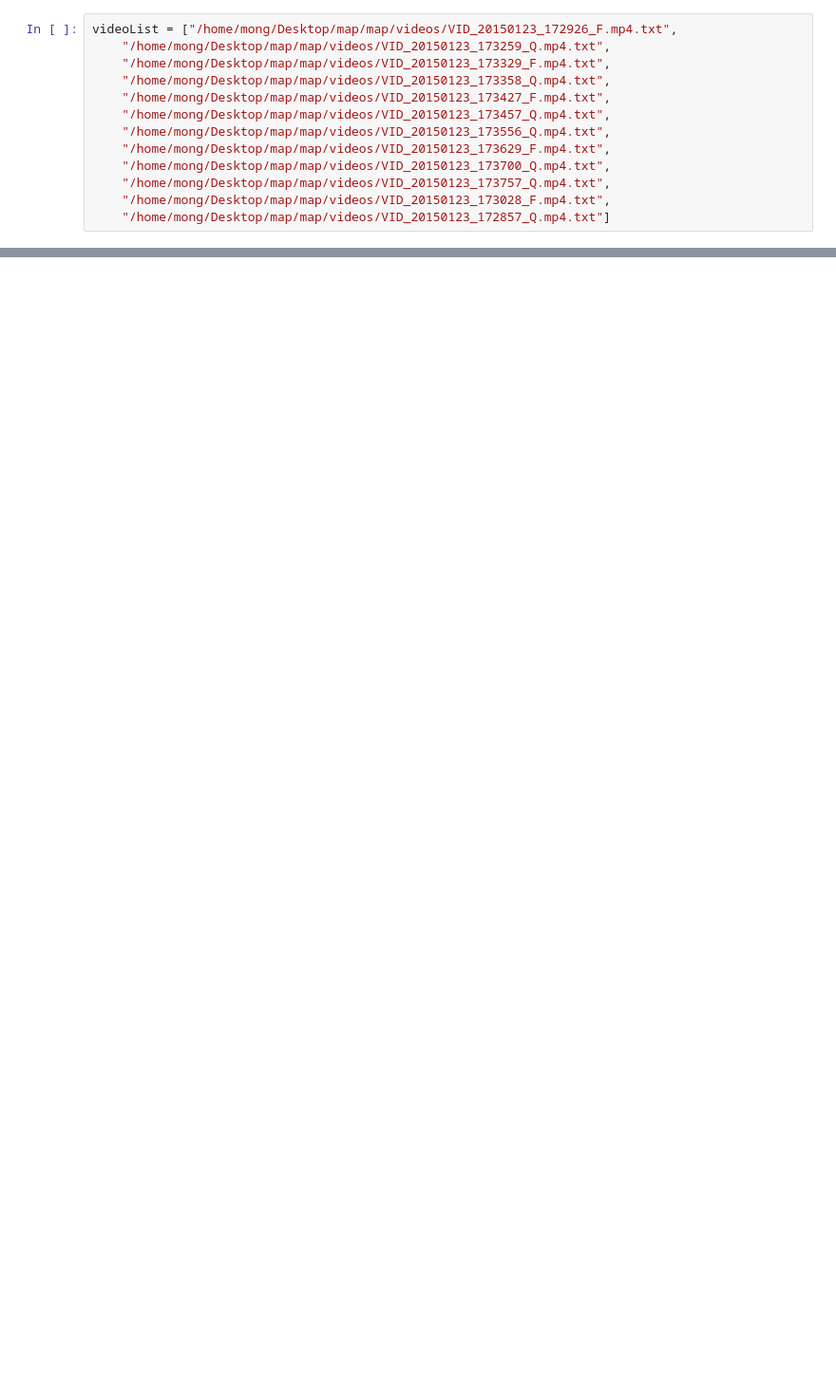
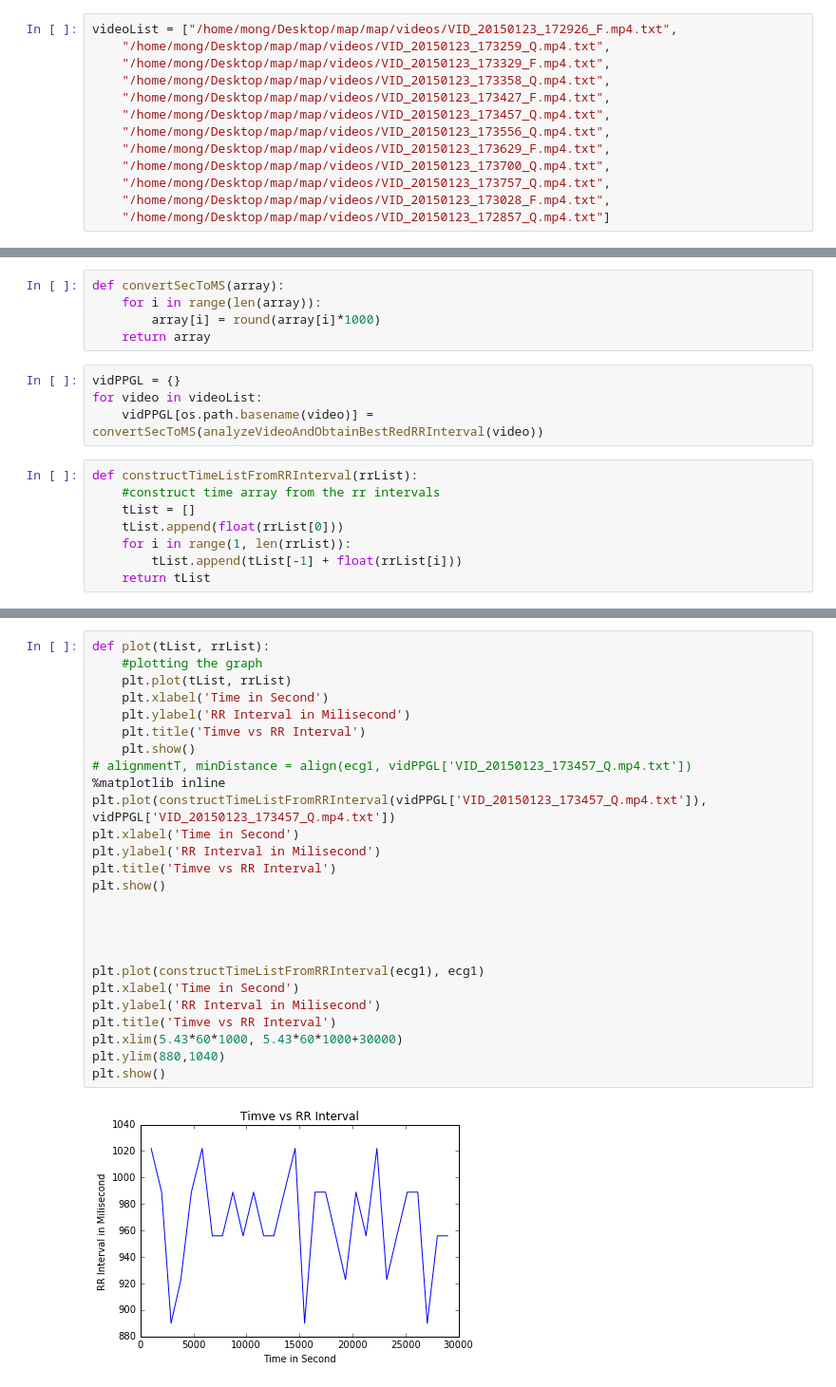
Before and after one commit to monghimng/map, a Jupyter notebook: 2016-04-04AlignPPGToECG.ipynb, the cells around one changed output, grey strips where cells are left out. Shown at 95% size. Drawn from its saved outputs; the diff is of its cells as text; blank space fills up the shorter version.

```diff
--- a/2016-04-04AlignPPGToECG.ipynb
+++ b/2016-04-04AlignPPGToECG.ipynb
@@ -167,0 +98,17 @@ for vidName in vidPPGL:
+# %%
+def convertSecToMS(array):
+    for i in range(len(array)):
+        array[i] = round(array[i]*1000)
+    return array
+# %%
+vidPPGL = {}
+for video in videoList:
+    vidPPGL[os.path.basename(video)] = convertSecToMS(analyzeVideoAndObtainBestRedRRInterval(video))
+# %%
+def constructTimeListFromRRInterval(rrList):
+    #construct time array from the rr intervals
+    tList = []
+    tList.append(float(rrList[0]))
+    for i in range(1, len(rrList)):
+        tList.append(tList[-1] + float(rrList[i]))
+    return tList
@@ -167,0 +203,28 @@ for vidName in vidPPGL:
+# %%
+def plot(tList, rrList):
+    #plotting the graph
+    plt.plot(tList, rrList)
+    plt.xlabel('Time in Second')
+    plt.ylabel('RR Interval in Milisecond')
+    plt.title('Timve vs RR Interval')
+    plt.show()
+# alignmentT, minDistance = align(ecg1, vidPPGL['VID_20150123_173457_Q.mp4.txt'])
+%matplotlib inline
+plt.plot(constructTimeListFromRRInterval(vidPPGL['VID_20150123_173457_Q.mp4.txt']), vidPPGL['VID_20150123_173457_Q.mp4.txt'])
+plt.xlabel('Time in Second')
+plt.ylabel('RR Interval in Milisecond')
+plt.title('Timve vs RR Interval')
+plt.show()
+
+
+
+
+plt.plot(constructTimeListFromRRInterval(ecg1), ecg1)
+plt.xlabel('Time in Second')
+plt.ylabel('RR Interval in Milisecond')
+plt.title('Timve vs RR Interval')
+plt.xlim(5.43*60*1000, 5.43*60*1000+30000)
+plt.ylim(880,1040)
+plt.show()
+# %% [output]
+[figure, added]
```
Also changed, not shown: parts of 18 cells of this notebook.
